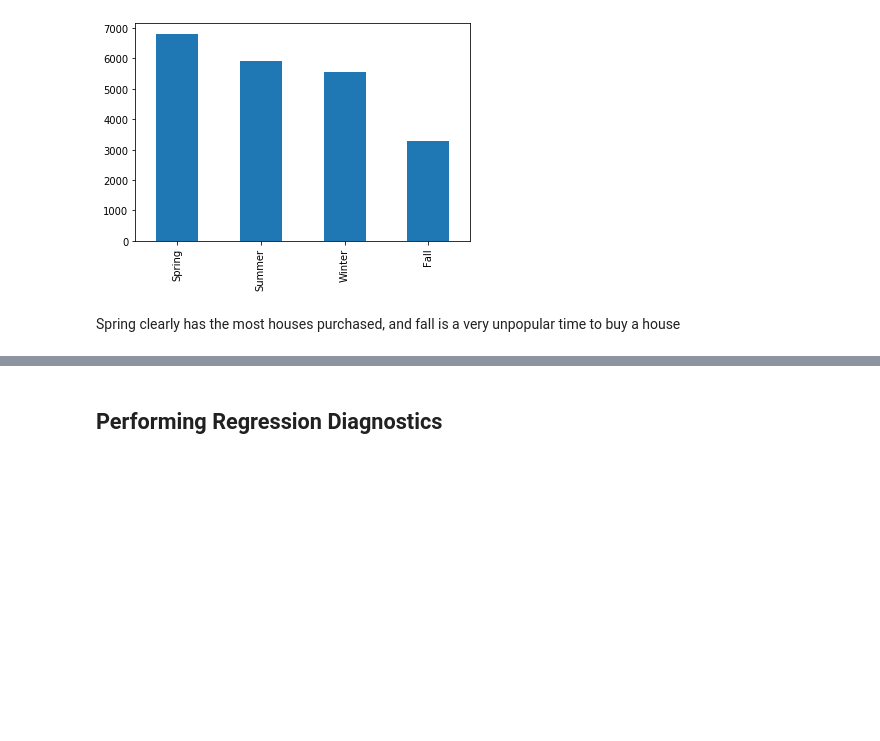
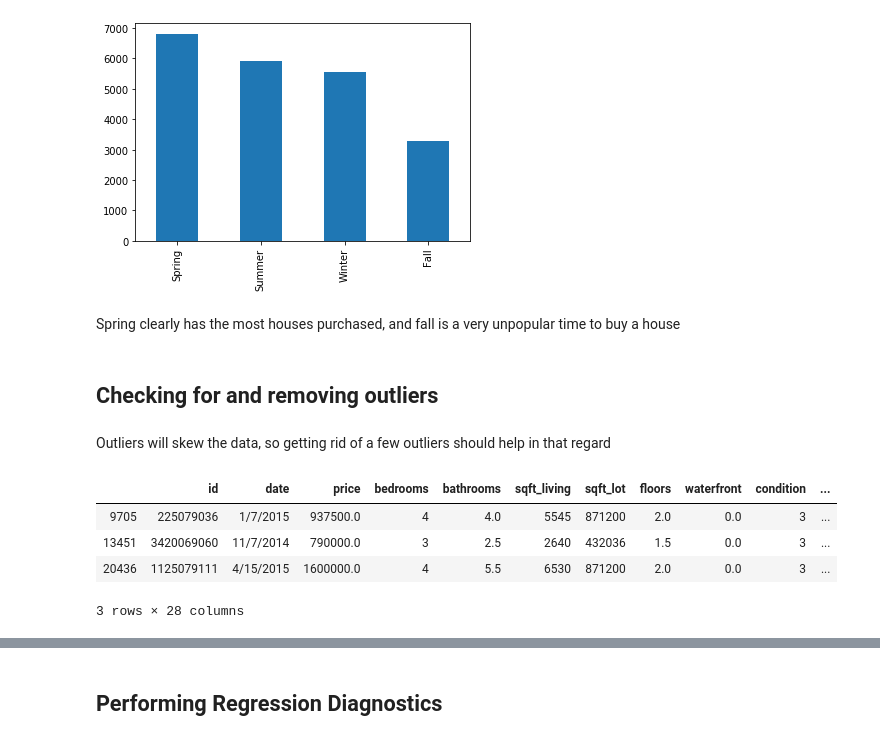
Before and after one commit to aradaha/dsc-mod-2-project-v2-1-onl01-dtsc-ft-030220, a Jupyter notebook: student.ipynb, the cells around one changed output, grey strips where cells are left out. Cells and saved outputs as stored; diff of their text form; code cells hidden in the pictures; blank space fills up the shorter version.

```diff
--- a/student.ipynb
+++ b/student.ipynb
@@ -293,3 +279,15 @@ binmonth.value_counts().plot(kind='bar')
 [figure]
 # %% [markdown]
 Spring clearly has the most houses purchased, and fall is a very unpopular time to buy a house
+# %% [markdown]
+## Checking for and removing outliers
+# %% [markdown]
+Outliers will skew the data, so getting rid of a few outliers should help in that regard
+# %%
+df.loc[df['sqft_lot15']>500000]
+# %% [output]
+|  | id | date | price | bedrooms | bathrooms | sqft_living | sqft_lot | floors | waterfront | condition | ... |
+| 9705 | 225079036 | 1/7/2015 | 937500.0 | 4 | 4.0 | 5545 | 871200 | 2.0 | 0.0 | 3 | ... |
+| 13451 | 3420069060 | 11/7/2014 | 790000.0 | 3 | 2.5 | 2640 | 432036 | 1.5 | 0.0 | 3 | ... |
+| 20436 | 1125079111 | 4/15/2015 | 1600000.0 | 4 | 5.5 | 6530 | 871200 | 2.0 | 0.0 | 3 | ... |
+3 rows × 28 columns
```
Also changed, not shown: parts of 12 cells of this notebook.
